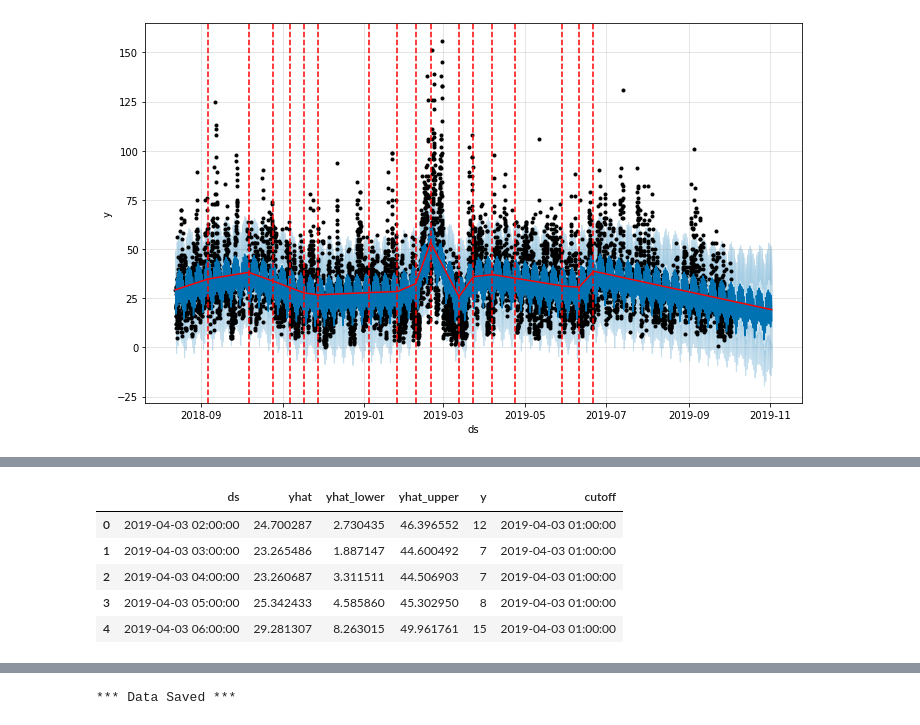
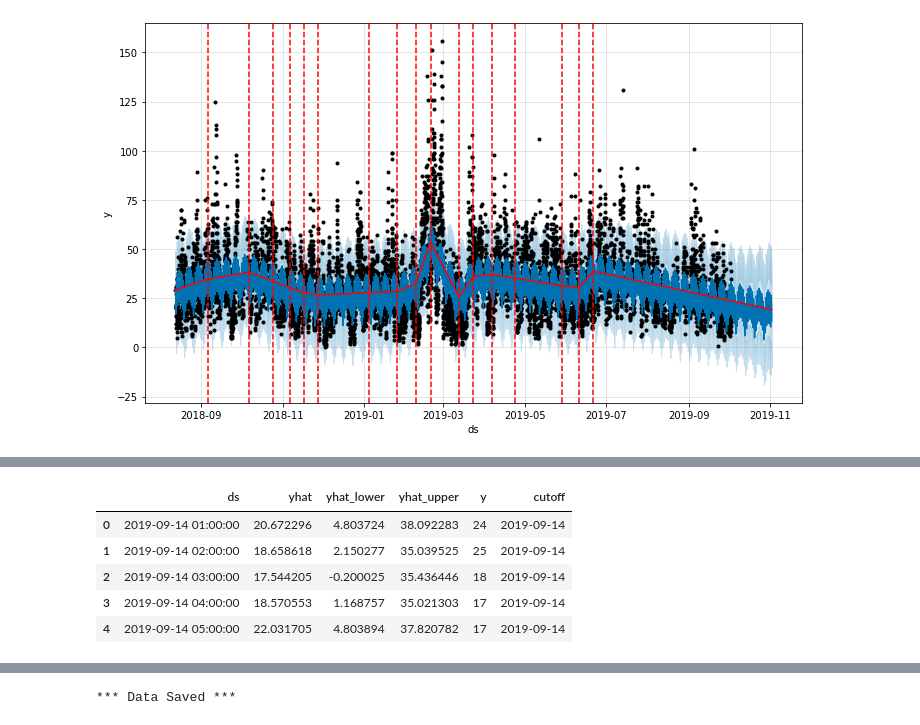
Before and after one commit to aety/insight, a Jupyter notebook: RATP/air/groundLevel/airQualityGround_PROPHET.ipynb, the cells around one changed output, grey strips where cells are left out. Drawn from its saved outputs; the diff is of its cells as text; code cells hidden in the pictures.

```diff
--- a/RATP/air/groundLevel/airQualityGround_PROPHET.ipynb
+++ b/RATP/air/groundLevel/airQualityGround_PROPHET.ipynb
@@ -3,7 +3,11 @@
 import pandas as pd
 import numpy as np
 
-data = pd.read_csv("20120901_20191002-PM10_auto.csv",sep=';') # test PM10 first
+trainlen = 5000
+n_prd = 720
+horInt = '30'
+
+data = pd.read_csv("20121231_20191013-PM10_auto.csv",sep=';') # test PM10 first
 
 dataLegend = data.loc[0] # remove legend (unit) from first row
 data = data.loc[1:]
@@ -45,5 +49,5 @@ df['y'] = df['y'].replace('n/d', np.nan) # turn d/s into NaN
 
 df.to_pickle("airQualityDataframe-" + fname + ".pkl")
 
-df = df[len(df)-10000:len(df)]
+df = df[len(df)-trainlen:len(df)]
 # %%
@@ -69,7 +72,6 @@ a = add_changepoints_to_plot(fig.gca(), m, forecast)
 # %%
 # PROPHET validation
 from fbprophet.diagnostics import cross_validation
-horInt = int(365*10000/50000)
-df_cv = cross_validation(m, horizon = str(horInt) + ' days') # horizon: forecast ; initial: training (default: 3x horizon);
+df_cv = cross_validation(m, initial = str(int(trainlen/24-30)) + ' days', period = '180 days', horizon = '30 days') # horizon: forecast ; initial: training (default: 3x horizon);
 df_cv.head()
 # %% [output]
@@ -77,9 +79,9 @@ INFO:fbprophet:Making 4 forecasts with cutoffs between 2019-04-03 01:00:00 and 2
 |  | ds | yhat | yhat_lower | yhat_upper | y | cutoff |
-| 0 | 2019-04-03 02:00:00 | 24.700287 | 2.730435 | 46.396552 | 12 | 2019-04-03 01:00:00 |
-| 1 | 2019-04-03 03:00:00 | 23.265486 | 1.887147 | 44.600492 | 7 | 2019-04-03 01:00:00 |
-| 2 | 2019-04-03 04:00:00 | 23.260687 | 3.311511 | 44.506903 | 7 | 2019-04-03 01:00:00 |
-| 3 | 2019-04-03 05:00:00 | 25.342433 | 4.585860 | 45.302950 | 8 | 2019-04-03 01:00:00 |
-| 4 | 2019-04-03 06:00:00 | 29.281307 | 8.263015 | 49.961761 | 15 | 2019-04-03 01:00:00 |
+| 0 | 2019-09-14 01:00:00 | 20.672296 | 4.803724 | 38.092283 | 24 | 2019-09-14 |
+| 1 | 2019-09-14 02:00:00 | 18.658618 | 2.150277 | 35.039525 | 25 | 2019-09-14 |
+| 2 | 2019-09-14 03:00:00 | 17.544205 | -0.200025 | 35.436446 | 18 | 2019-09-14 |
+| 3 | 2019-09-14 04:00:00 | 18.570553 | 1.168757 | 35.021303 | 17 | 2019-09-14 |
+| 4 | 2019-09-14 05:00:00 | 22.031705 | 4.803894 | 37.820782 | 17 | 2019-09-14 |
 # %%
 # Performance metrics
 from fbprophet.diagnostics import performance_metrics
```
Also changed, not shown: parts of 4 cells of this notebook, 27 other files.
